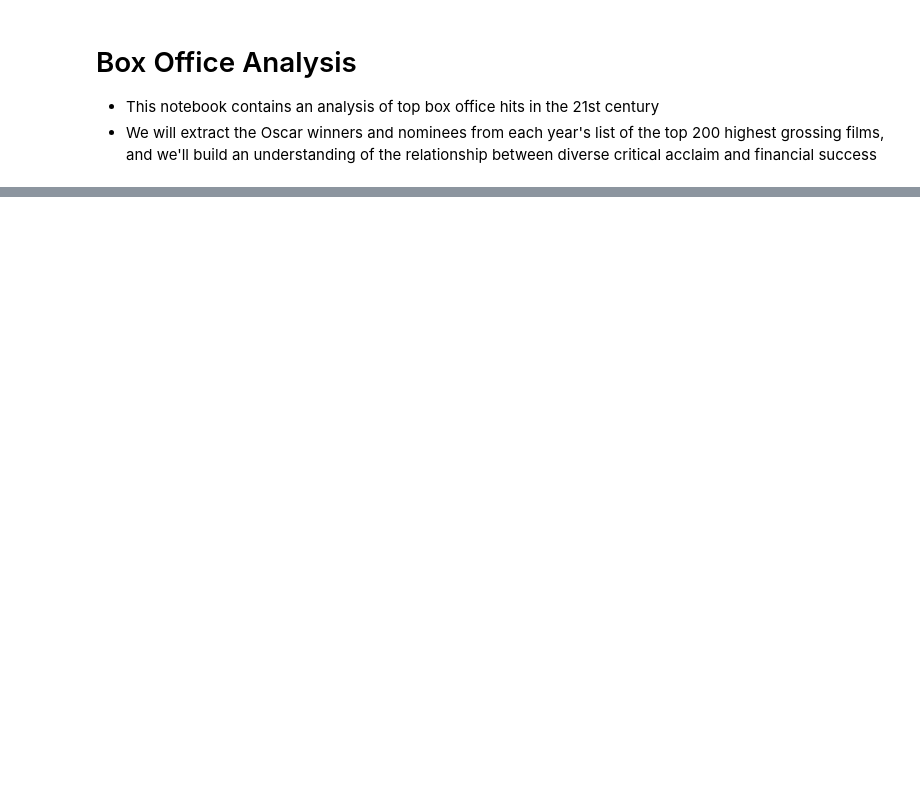
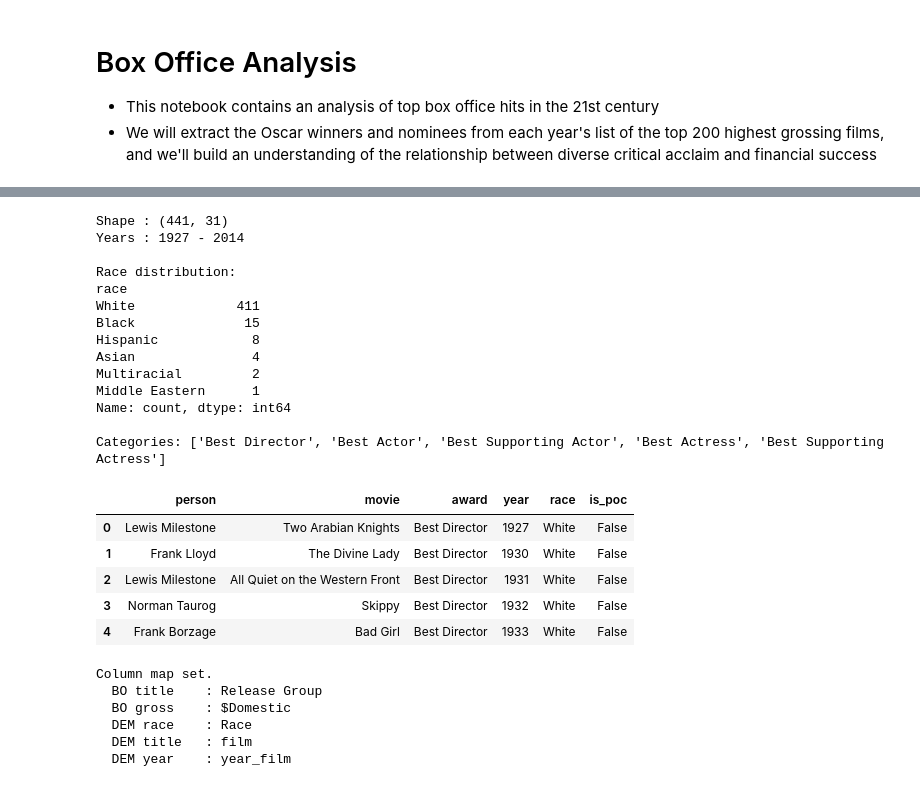
Before and after one commit to nmaharaj28/comm3180_S26_Data_Project, a Jupyter notebook: data_analysis/oscars_box_office.ipynb, the cells around one changed output, grey strips where cells are left out. Drawn from its saved outputs; the diff is of its cells as text; code cells hidden in the pictures; blank space fills up the shorter version.

```diff
--- a/data_analysis/oscars_box_office.ipynb
+++ b/data_analysis/oscars_box_office.ipynb
@@ -20,0 +152,70 @@ box_office.head(5)
+# %%
+# -- 1d. Religion/orientation dataset (1927-2014, loads cleanly) --------
+demo_hist = pd.read_csv(DATA_DIR + 'oscars_religion_orientation.csv')
+
+demo_hist['race']   = demo_hist['race_ethnicity_gold'].fillna(demo_hist['race_ethnicity'])
+demo_hist['year']   = pd.to_numeric(demo_hist['year_of_award'], errors='coerce')
+demo_hist           = demo_hist.dropna(subset=['year'])
+demo_hist['year']   = demo_hist['year'].astype(int)
+demo_hist['decade'] = (demo_hist['year'] // 10) * 10
+demo_hist['is_poc'] = ~demo_hist['race'].str.contains('White', na=True)
+
+print(f'Shape : {demo_hist.shape}')
+print(f'Years : {demo_hist["year"].min()} - {demo_hist["year"].max()}')
+print('\nRace distribution:')
+print(demo_hist['race'].value_counts())
+print('\nCategories:', demo_hist['award'].unique().tolist())
+demo_hist[['person','movie','award','year','race','is_poc']].head(5)
+# %% [output]
+Shape : (441, 31)
+Years : 1927 - 2014
+
+Race distribution:
+race
+White             411
+Black              15
+Hispanic            8
+Asian               4
+Multiracial         2
+Middle Eastern      1
+Name: count, dtype: int64
+
+Categories: ['Best Director', 'Best Actor', 'Best Supporting Actor', 'Best Actress', 'Best Supporting Actress']
+|  | person | movie | award | year | race | is_poc |
+| 0 | Lewis Milestone | Two Arabian Knights | Best Director | 1927 | White | False |
+| 1 | Frank Lloyd | The Divine Lady | Best Director | 1930 | White | False |
+| 2 | Lewis Milestone | All Quiet on the Western Front | Best Director | 1931 | White | False |
+| 3 | Norman Taurog | Skippy | Best Director | 1932 | White | False |
+| 4 | Frank Borzage | Bad Girl | Best Director | 1933 | White | False |
+# %%
+# -- 2. COLUMN MAP -- corrected from actual CSV columns ------------------
+
+# Box office columns (from enhanced_box_office_data CSV):
+BO_TITLE     = 'Release Group'   # film title
+BO_GROSS     = '$Domestic'       # domestic gross (raw dollars, converts to millions)
+BO_WORLDWIDE = '$Worldwide'      # worldwide gross
+BO_BUDGET    = None              # not in this file
+BO_YEAR      = 'Year'            # release year
+
+# Comprehensive demographics columns (oscars_demographics_comprehensive_2.csv):
+DEM_TITLE    = 'film'            # film title
+DEM_YEAR     = 'year_film'       # film release year
+DEM_RACE     = 'Race'            # race of nominee  ← capital R
+DEM_PERSON   = 'name'            # nominee name
+DEM_CATEGORY = 'Category'        # award category
+DEM_WINNER   = 'winner'          # win flag (True/False)
+DEM_CEREMONY = 'ceremony'        # ceremony number
+
+print('Column map set.')
+print(f'  BO title    : {BO_TITLE}')
+print(f'  BO gross    : {BO_GROSS}')
+print(f'  DEM race    : {DEM_RACE}')
+print(f'  DEM title   : {DEM_TITLE}')
+print(f'  DEM year    : {DEM_YEAR}')
+# %% [output]
+Column map set.
+  BO title    : Release Group
+  BO gross    : $Domestic
+  DEM race    : Race
+  DEM title   : film
+  DEM year    : year_film
```
Also changed, not shown: parts of 13 cells of this notebook.
